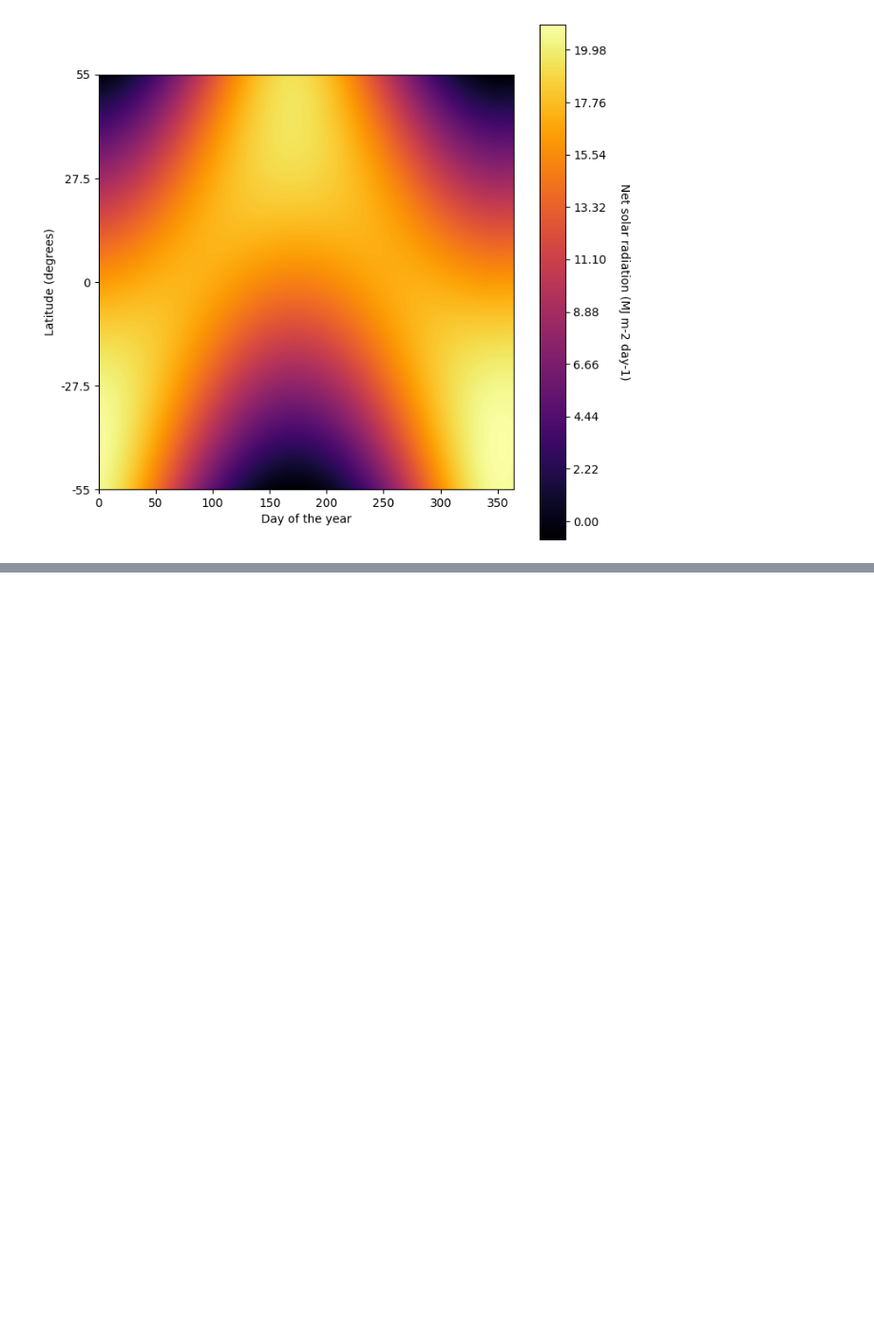
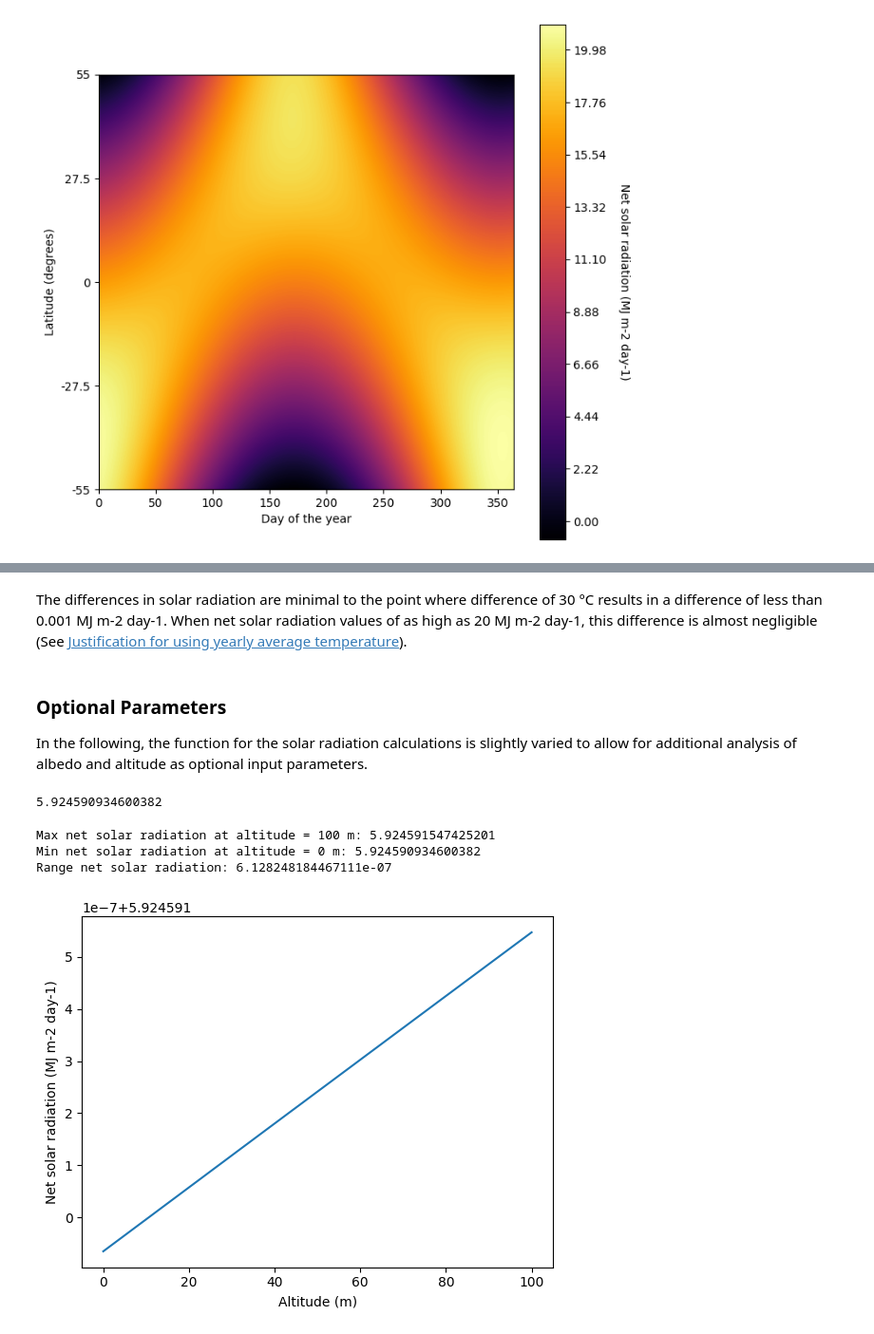
Before and after one commit to pymanga/sensitivity, a Jupyter notebook: ResourceLib/AboveGround/SolarRadiation/radiation_sensitivity.ipynb, the cells around one changed output, grey strips where cells are left out. Shown at 95% size. Drawn from its saved outputs; the diff is of its cells as text; code cells hidden in the pictures; blank space fills up the shorter version.

```diff
--- a/ResourceLib/AboveGround/SolarRadiation/radiation_sensitivity.ipynb
+++ b/ResourceLib/AboveGround/SolarRadiation/radiation_sensitivity.ipynb
@@ -259,0 +280,5 @@ Note the notation of the yaxis. The differences in solar radiation are minimal (
+# %% [markdown]
+The differences in solar radiation are minimal to the point where  difference of 30 °C results in a difference of less than 0.001 MJ m-2 day-1. When net solar radiation values of as high as 20 MJ m-2 day-1, this difference is almost negligible (See [Justification for using yearly average temperature](#Justification-for-using-yearly-average-temperature)).
+# %% [markdown]
+### Optional Parameters
+In the following, the function for the solar radiation calculations is slightly varied to allow for additional analysis of albedo and altitude as optional input parameters.
@@ -260 +318,36 @@ Note the notation of the yaxis. The differences in solar radiation are minimal (
+# %%
+# input:
+doy = 15 # day of year
+lat = 0.65 # latitude in radians
+tmin = 23.1 # minimum temperature in deg C
+tmax = 29.9 # maximum temperature in deg C
+altitude = 0 # altitude
+albedo = 0.23 # albedo
+
+calculateSolarRadiationOptional(doy,lat,tmin,tmax, altitude, albedo)
+# %% [output]
+5.924590934600382
+# %%
+# latitude as bifurcation parameter
+altitude_range = np.linspace(0, 100, 500)
+
+altitude_results = np.zeros(len(altitude_range))
+
+i = 0
+for altitude in altitude_range:
+    altitude_results[i] = calculateSolarRadiationOptional(doy, lat, tmin, tmax, altitude, albedo)
+    i += 1
+
+print("Max net solar radiation at altitude = 100 m: " + str(np.max(altitude_results)))
+print("Min net solar radiation at altitude = 0 m: " + str(np.min(altitude_results)))
+print("Range net solar radiation: " + str(np.max(altitude_results) - np.min(altitude_results)))
+plt.plot(altitude_range, altitude_results)
+plt.xlabel('Altitude (m)')
+plt.ylabel('Net solar radiation (MJ m-2 day-1)')
+plt.show()
+# %% [output]
+Max net solar radiation at altitude = 100 m: 5.924591547425201
+Min net solar radiation at altitude = 0 m: 5.924590934600382
+Range net solar radiation: 6.128248184467111e-07
+[figure, added]
 # %%
```
Also changed, not shown: parts of 16 cells of this notebook.
